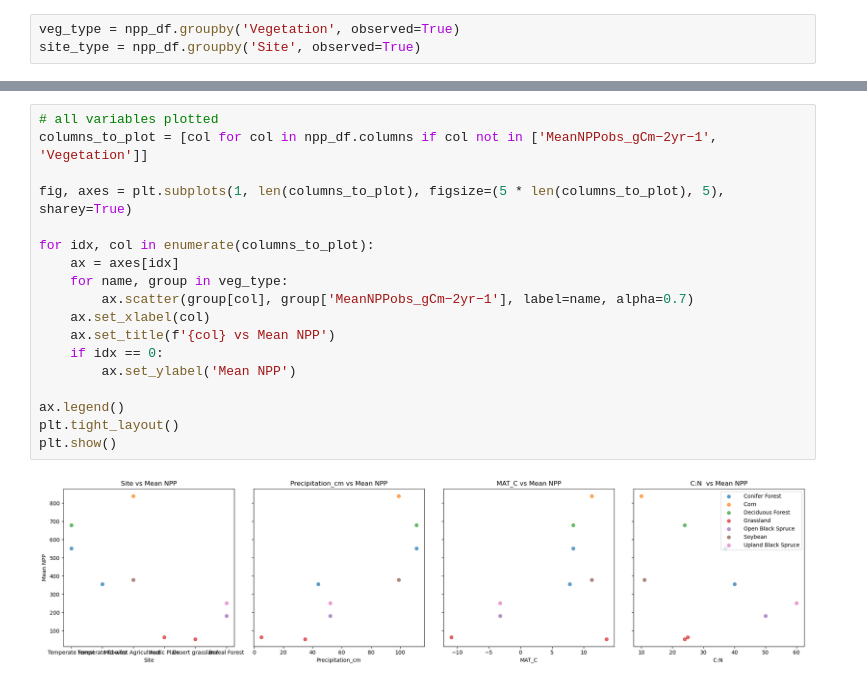
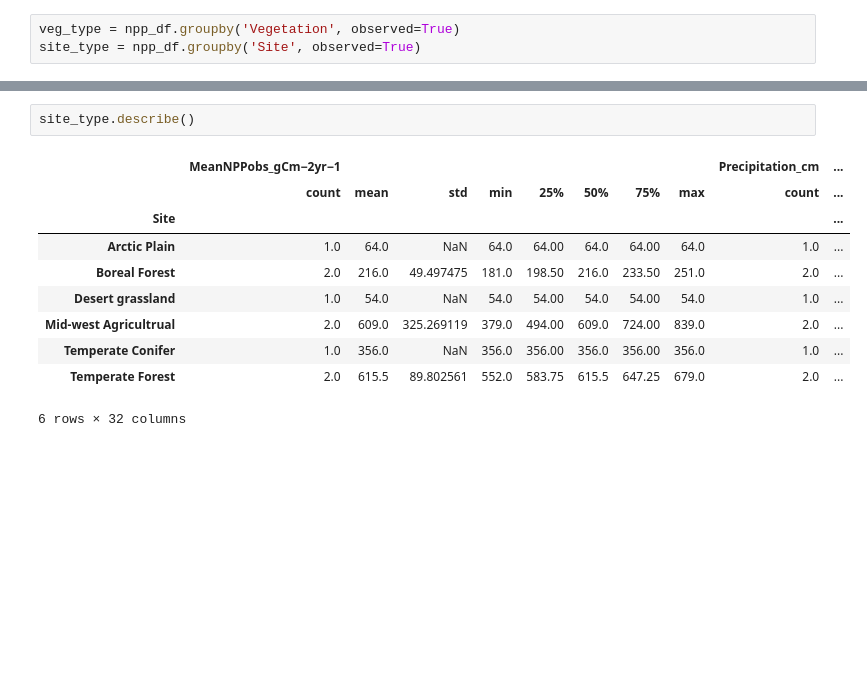
Before and after one commit to rjost1/GEOS685, a Jupyter notebook: homework2.ipynb, the cells around one changed output, grey strips where cells are left out. Drawn from its saved outputs; the diff is of its cells as text; blank space fills up the shorter version.

```diff
--- a/homework2.ipynb
+++ b/homework2.ipynb
@@ -57,23 +13,16 @@ plt.show()
-# %%
-# all variables plotted
-columns_to_plot = [col for col in npp_df.columns if col not in ['MeanNPPobs_gCm−2yr−1', 'Vegetation']]
-
-fig, axes = plt.subplots(1, len(columns_to_plot), figsize=(5 * len(columns_to_plot), 5), sharey=True)
-
-for idx, col in enumerate(columns_to_plot):
-    ax = axes[idx]
-    for name, group in veg_type:
-        ax.scatter(group[col], group['MeanNPPobs_gCm−2yr−1'], label=name, alpha=0.7)
-    ax.set_xlabel(col)
-    ax.set_title(f'{col} vs Mean NPP')
-    if idx == 0:
-        ax.set_ylabel('Mean NPP')
-
-ax.legend()
-plt.tight_layout()
-plt.show()
-# %% [output]
-[figure, removed]
+# %%
+site_type.describe()
+# %% [output]
+|  | MeanNPPobs_gCm−2yr−1 |  |  |  |  |  |  |  | Precipitation_cm | ... |
+|  | count | mean | std | min | 25% | 50% | 75% | max | count | ... |
+| Site |  |  |  |  |  |  |  |  |  | ... |
+| Arctic Plain | 1.0 | 64.0 | NaN | 64.0 | 64.00 | 64.0 | 64.00 | 64.0 | 1.0 | ... |
+| Boreal Forest | 2.0 | 216.0 | 49.497475 | 181.0 | 198.50 | 216.0 | 233.50 | 251.0 | 2.0 | ... |
+| Desert grassland | 1.0 | 54.0 | NaN | 54.0 | 54.00 | 54.0 | 54.00 | 54.0 | 1.0 | ... |
+| Mid-west Agricultrual | 2.0 | 609.0 | 325.269119 | 379.0 | 494.00 | 609.0 | 724.00 | 839.0 | 2.0 | ... |
+| Temperate Conifer | 1.0 | 356.0 | NaN | 356.0 | 356.00 | 356.0 | 356.00 | 356.0 | 1.0 | ... |
+| Temperate Forest | 2.0 | 615.5 | 89.802561 | 552.0 | 583.75 | 615.5 | 647.25 | 679.0 | 2.0 | ... |
+6 rows × 32 columns
 # %%
 x_columns = ["Precipitation_cm", "MAT_C", "C:N "]
 
```
Also changed, not shown: parts of 15 cells of this notebook.
